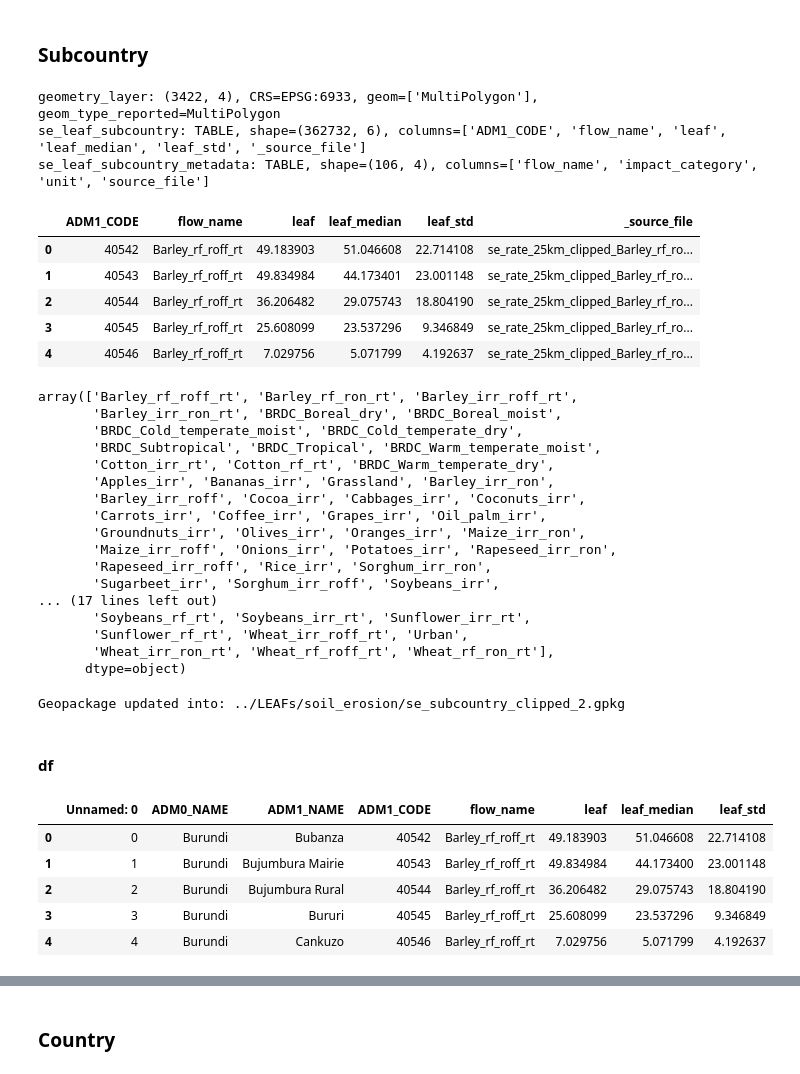
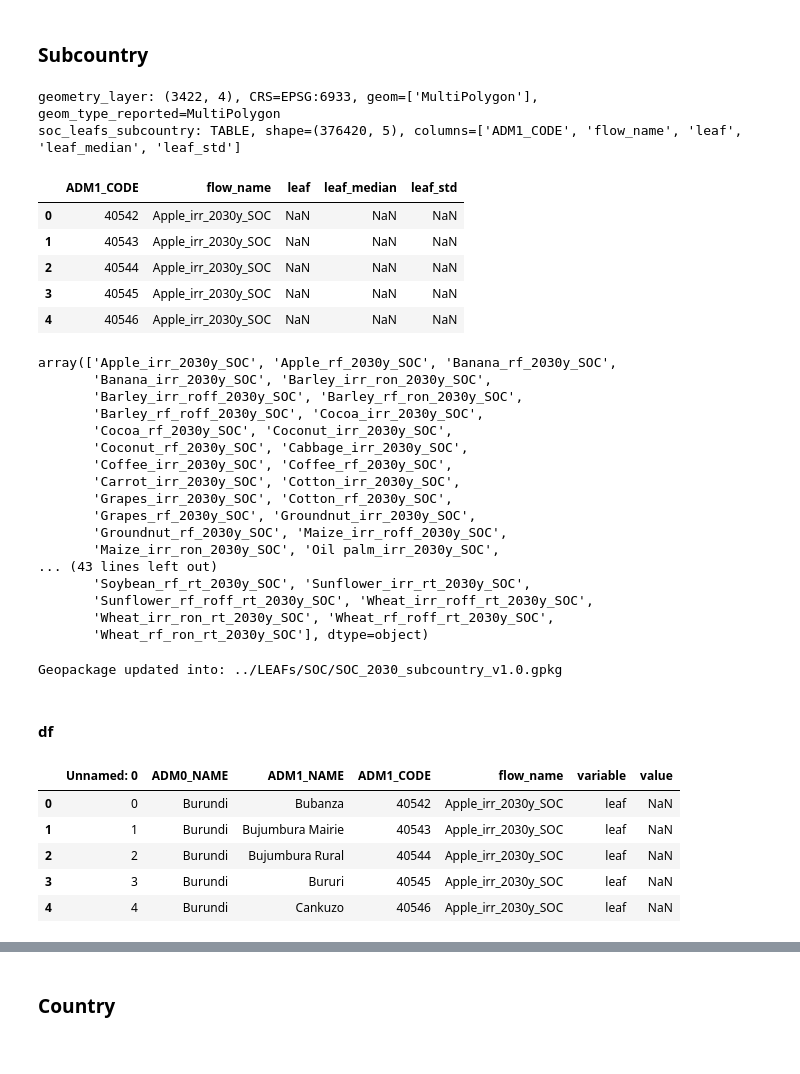
Before and after one commit to cloyolaangosto/SBTN_Test, a Jupyter notebook: LEAFs/Name_Cleaning.ipynb, the cells around one changed output, grey strips where cells are left out. Saved outputs shown, nothing was run; the diff lists cells and outputs as text; code cells hidden in the pictures.

Commit message:
soc subcountry ok

```diff
--- a/LEAFs/Name_Cleaning.ipynb
+++ b/LEAFs/Name_Cleaning.ipynb
@@ -693,12 +693,11 @@ soc_er_df.to_csv(soc_er_df_fp, index=False)
 # %% [markdown]
 ### Subcountry
 # %%
-soc_sc_fp = "../LEAFs/soil_erosion/se_subcountry_clipped_2.gpkg"
-soc_sc_df_fp = "../LEAFs/soil_erosion/se_subcountry_clipped_2.csv"
+soc_sc_fp = "../LEAFs/SOC/SOC_2030_subcountry_v1.0.gpkg"
+soc_sc_df_fp = "../LEAFs/SOC/SOC_2030_subcountry_v1.0.csv"
 # %%
-inspect_gpkg(soil_sc_fp)
+inspect_gpkg(soc_sc_fp)
 # %% [output]
 geometry_layer: (3422, 4), CRS=EPSG:6933, geom=['MultiPolygon'], geom_type_reported=MultiPolygon
-se_leaf_subcountry: TABLE, shape=(362732, 6), columns=['ADM1_CODE', 'flow_name', 'leaf', 'leaf_median', 'leaf_std', '_source_file']
-se_leaf_subcountry_metadata: TABLE, shape=(106, 4), columns=['flow_name', 'impact_category', 'unit', 'source_file']
+soc_leafs_subcountry: TABLE, shape=(376420, 5), columns=['ADM1_CODE', 'flow_name', 'leaf', 'leaf_median', 'leaf_std']
 # %%
@@ -708,47 +707,47 @@ se_sc_gpkg_data['se_leaf_subcountry'] = se_sc_gpkg_data['se_leaf_subcountry'].re
 # %%
-se_sc_gpkg_data['se_leaf_subcountry'].head()
+soc_sc_gpkg_data['soc_leafs_subcountry'].head()
 # %% [output]
-|  | ADM1_CODE | flow_name | leaf | leaf_median | leaf_std | _source_file |
-| 0 | 40542 | Barley_rf_roff_rt | 49.183903 | 51.046608 | 22.714108 | se_rate_25km_clipped_Barley_rf_ro... |
-| 1 | 40543 | Barley_rf_roff_rt | 49.834984 | 44.173401 | 23.001148 | se_rate_25km_clipped_Barley_rf_ro... |
-| 2 | 40544 | Barley_rf_roff_rt | 36.206482 | 29.075743 | 18.804190 | se_rate_25km_clipped_Barley_rf_ro... |
-| 3 | 40545 | Barley_rf_roff_rt | 25.608099 | 23.537296 | 9.346849 | se_rate_25km_clipped_Barley_rf_ro... |
-| 4 | 40546 | Barley_rf_roff_rt | 7.029756 | 5.071799 | 4.192637 | se_rate_25km_clipped_Barley_rf_ro... |
+|  | ADM1_CODE | flow_name | leaf | leaf_median | leaf_std |
+| 0 | 40542 | Apple_irr_2030y_SOC | NaN | NaN | NaN |
+| 1 | 40543 | Apple_irr_2030y_SOC | NaN | NaN | NaN |
+| 2 | 40544 | Apple_irr_2030y_SOC | NaN | NaN | NaN |
+| 3 | 40545 | Apple_irr_2030y_SOC | NaN | NaN | NaN |
+| 4 | 40546 | Apple_irr_2030y_SOC | NaN | NaN | NaN |
 # %%
-se_sc_gpkg_data['se_leaf_subcountry']["flow_name"].unique()
+soc_sc_gpkg_data['soc_leafs_subcountry']["flow_name"].unique()
 # %% [output]
-array(['Barley_rf_roff_rt', 'Barley_rf_ron_rt', 'Barley_irr_roff_rt',
-       'Barley_irr_ron_rt', 'BRDC_Boreal_dry', 'BRDC_Boreal_moist',
-       'BRDC_Cold_temperate_moist', 'BRDC_Cold_temperate_dry',
-       'BRDC_Subtropical', 'BRDC_Tropical', 'BRDC_Warm_temperate_moist',
-       'Cotton_irr_rt', 'Cotton_rf_rt', 'BRDC_Warm_temperate_dry',
-       'Apples_irr', 'Bananas_irr', 'Grassland', 'Barley_irr_ron',
-       'Barley_irr_roff', 'Cocoa_irr', 'Cabbages_irr', 'Coconuts_irr',
-       'Carrots_irr', 'Coffee_irr', 'Grapes_irr', 'Oil_palm_irr',
-       'Groundnuts_irr', 'Olives_irr', 'Oranges_irr', 'Maize_irr_ron',
-       'Maize_irr_roff', 'Onions_irr', 'Potatoes_irr', 'Rapeseed_irr_ron',
-       'Rapeseed_irr_roff', 'Rice_irr', 'Sorghum_irr_ron',
-       'Sugarbeet_irr', 'Sorghum_irr_roff', 'Soybeans_irr',
-... (17 lines left out)
-       'Soybeans_rf_rt', 'Soybeans_irr_rt', 'Sunflower_irr_rt',
-       'Sunflower_rf_rt', 'Wheat_irr_roff_rt', 'Urban',
-       'Wheat_irr_ron_rt', 'Wheat_rf_roff_rt', 'Wheat_rf_ron_rt'],
-      dtype=object)
+array(['Apple_irr_2030y_SOC', 'Apple_rf_2030y_SOC', 'Banana_rf_2030y_SOC',
+       'Banana_irr_2030y_SOC', 'Barley_irr_ron_2030y_SOC',
+       'Barley_irr_roff_2030y_SOC', 'Barley_rf_ron_2030y_SOC',
+       'Barley_rf_roff_2030y_SOC', 'Cocoa_irr_2030y_SOC',
+       'Cocoa_rf_2030y_SOC', 'Coconut_irr_2030y_SOC',
+       'Coconut_rf_2030y_SOC', 'Cabbage_irr_2030y_SOC',
+       'Coffee_irr_2030y_SOC', 'Coffee_rf_2030y_SOC',
+       'Carrot_irr_2030y_SOC', 'Cotton_irr_2030y_SOC',
+       'Grapes_irr_2030y_SOC', 'Cotton_rf_2030y_SOC',
+       'Grapes_rf_2030y_SOC', 'Groundnut_irr_2030y_SOC',
+       'Groundnut_rf_2030y_SOC', 'Maize_irr_roff_2030y_SOC',
+       'Maize_irr_ron_2030y_SOC', 'Oil palm_irr_2030y_SOC',
+... (43 lines left out)
+       'Soybean_rf_rt_2030y_SOC', 'Sunflower_irr_rt_2030y_SOC',
+       'Sunflower_rf_roff_rt_2030y_SOC', 'Wheat_irr_roff_rt_2030y_SOC',
+       'Wheat_irr_ron_rt_2030y_SOC', 'Wheat_rf_roff_rt_2030y_SOC',
+       'Wheat_rf_ron_rt_2030y_SOC'], dtype=object)
 # %%
-update_gpkg_to_disk(se_sc_gpkg_data, soil_sc_fp)
+update_gpkg_to_disk(soc_sc_gpkg_data, soc_sc_fp)
 # %% [output]
-Geopackage updated into: ../LEAFs/soil_erosion/se_subcountry_clipped_2.gpkg
+Geopackage updated into: ../LEAFs/SOC/SOC_2030_subcountry_v1.0.gpkg
 # %% [markdown]
 #### df
 # %%
-soil_sc_df = pd.read_csv(soil_sc_df_fp)
+soc_sc_df = pd.read_csv(soc_sc_df_fp)
 # %%
-soil_sc_df.head()
+soc_sc_df.head()
 # %% [output]
-|  | Unnamed: 0 | ADM0_NAME | ADM1_NAME | ADM1_CODE | flow_name | leaf | leaf_median | leaf_std |
-| 0 | 0 | Burundi | Bubanza | 40542 | Barley_rf_roff_rt | 49.183903 | 51.046608 | 22.714108 |
-| 1 | 1 | Burundi | Bujumbura Mairie | 40543 | Barley_rf_roff_rt | 49.834984 | 44.173400 | 23.001148 |
-| 2 | 2 | Burundi | Bujumbura Rural | 40544 | Barley_rf_roff_rt | 36.206482 | 29.075743 | 18.804190 |
-| 3 | 3 | Burundi | Bururi | 40545 | Barley_rf_roff_rt | 25.608099 | 23.537296 | 9.346849 |
-| 4 | 4 | Burundi | Cankuzo | 40546 | Barley_rf_roff_rt | 7.029756 | 5.071799 | 4.192637 |
+|  | Unnamed: 0 | ADM0_NAME | ADM1_NAME | ADM1_CODE | flow_name | variable | value |
+| 0 | 0 | Burundi | Bubanza | 40542 | Apple_irr_2030y_SOC | leaf | NaN |
+| 1 | 1 | Burundi | Bujumbura Mairie | 40543 | Apple_irr_2030y_SOC | leaf | NaN |
+| 2 | 2 | Burundi | Bujumbura Rural | 40544 | Apple_irr_2030y_SOC | leaf | NaN |
+| 3 | 3 | Burundi | Bururi | 40545 | Apple_irr_2030y_SOC | leaf | NaN |
+| 4 | 4 | Burundi | Cankuzo | 40546 | Apple_irr_2030y_SOC | leaf | NaN |
 # %% [markdown]
```
Also changed, not shown: parts of 5 cells of this notebook, 1 other file.
